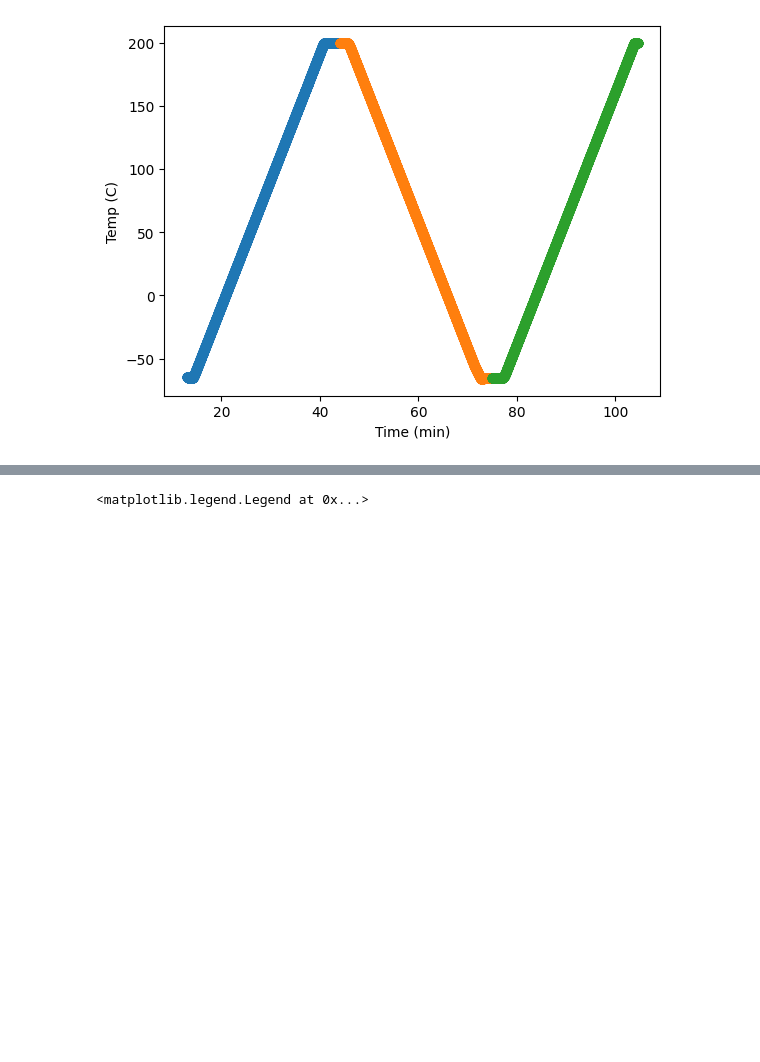
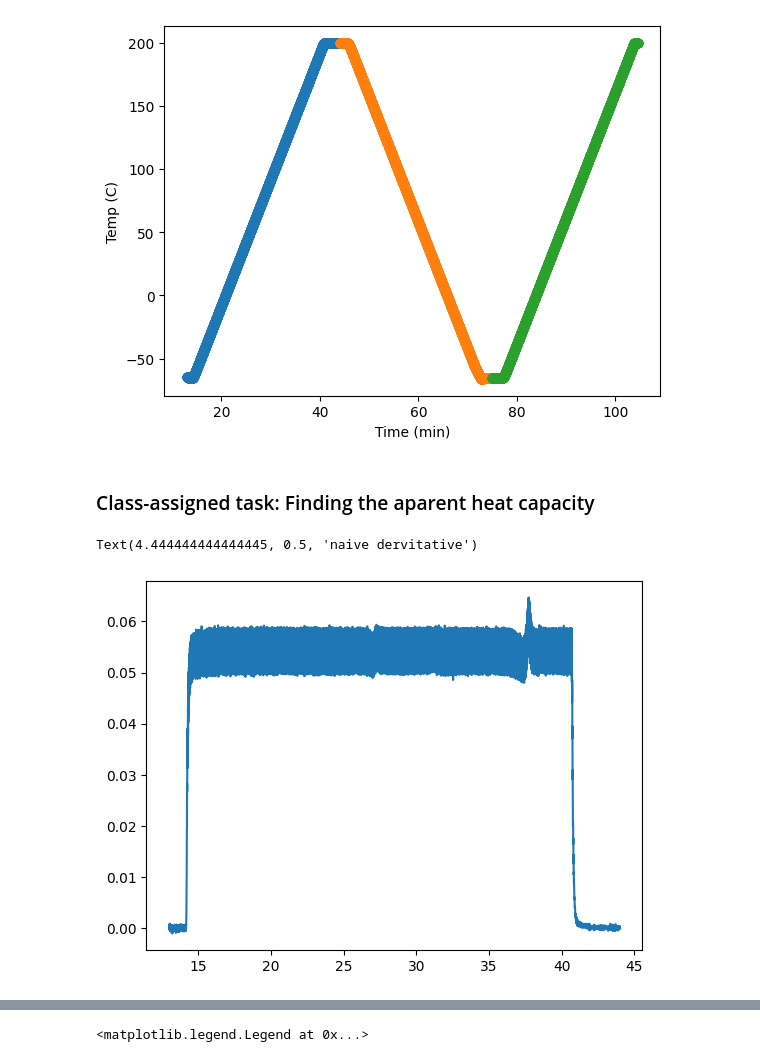
Before and after one commit to AngleKit/MSE7530Codes, a Jupyter notebook: ClassNotebooks/Class_20251117.ipynb, the cells around one changed output, grey strips where cells are left out. Cells and saved outputs as stored; diff of their text form; code cells hidden in the pictures; blank space fills up the shorter version.

```diff
--- a/ClassNotebooks/Class_20251117.ipynb
+++ b/ClassNotebooks/Class_20251117.ipynb
@@ -104,16 +79,28 @@ ax.axvline(13); ax.axvline(44); ax.axvline(75) # Draw lines/ visionally created
 <matplotlib.lines.Line2D at 0x...>
 [figure]
 # %%
-range = run[run[0] > 13] # data frame above initial temp establishment
-H1 = range[range[0]<44] #frist heat
-C1 = range[range[0]>44] # frist cool
-C1 = C1[C1[0]<75]
-H2 = range[range[0]>75]
-plt.plot(H1[0],H1[1],'o')
-plt.plot(C1[0],C1[1],'o')
-plt.plot(H2[0],H2[1],'o')
+range = run[run['t'] > 13] # data frame above initial temp establishment
+H1 = range[range['t']<44] #first heat
+C1 = range[range['t']>44] # first cool
+C1 = C1[C1['t']<75]
+H2 = range[range['t']>75]
+plt.plot(H1['t'],H1['T'],'o')
+plt.plot(C1['t'],C1['T'],'o')
+plt.plot(H2['t'],H2['T'],'o')
 plt.xlabel('Time (min)')
 plt.ylabel('Temp (C)')
 # %% [output]
 Text(0, 0.5, 'Temp (C)')
 [figure]
+# %% [markdown]
+### Class-assigned task: Finding the aparent heat capacity
+# %%
+# First: find the scanning rate as a function of time
+naive_derv = np.gradient(H1['T'])
+plt.plot(H1['t'],naive_derv)
+ax.set_xlabel('Time (min)')
+ax.set_ylabel('naive dervitative')
+#H1
+# %% [output]
+Text(4.444444444444445, 0.5, 'naive dervitative')
+[figure, added]
```
Also changed, not shown: parts of 9 cells of this notebook.
